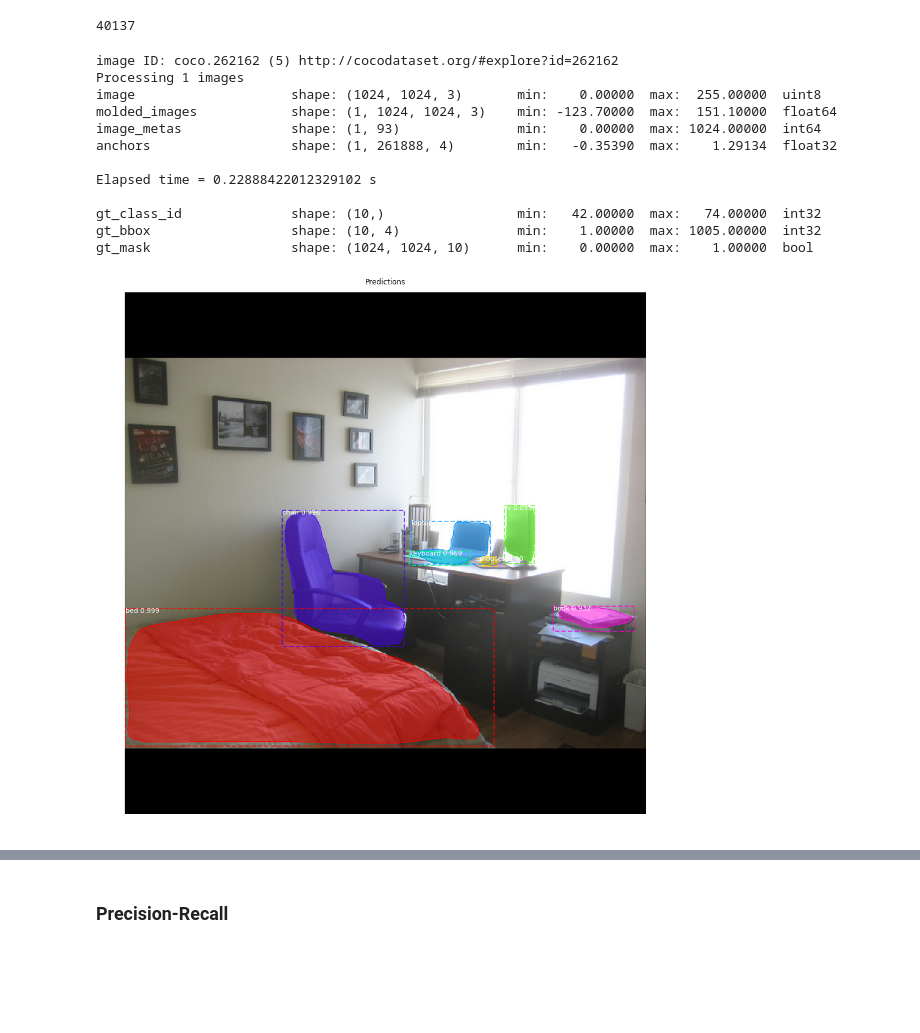
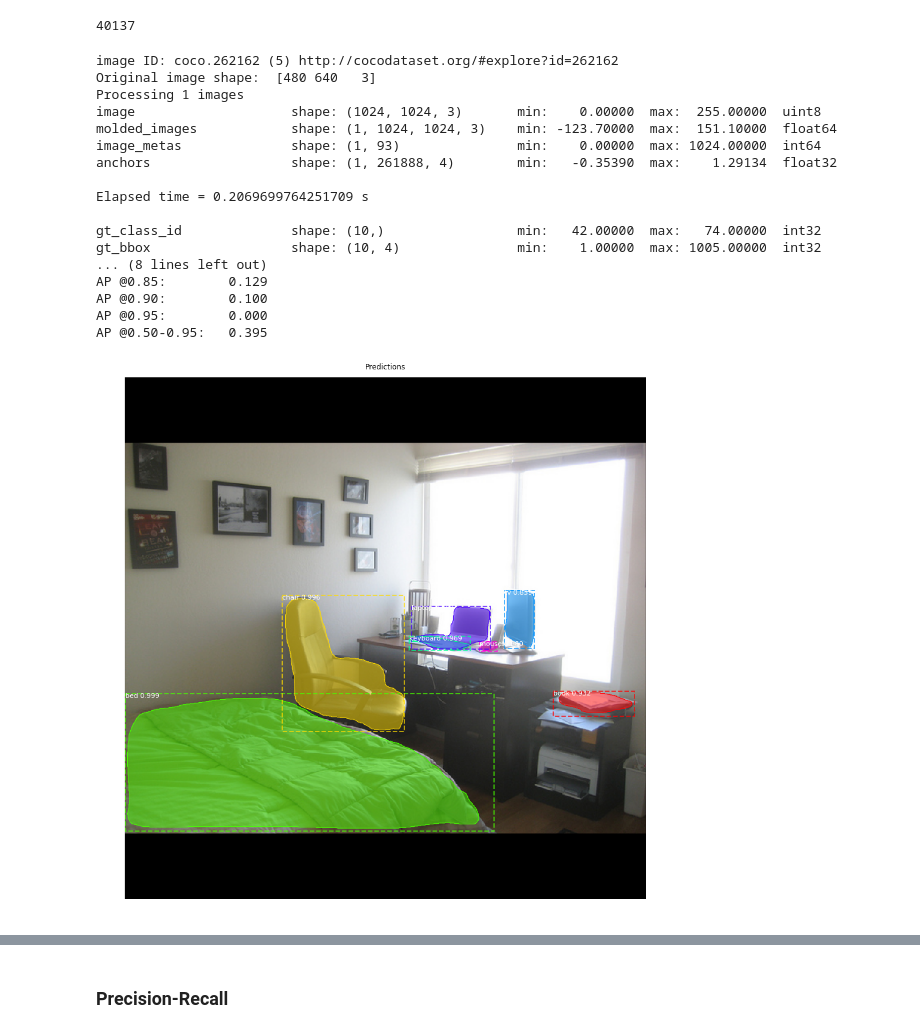
Before and after one commit to randomForester/HPB, a Jupyter notebook: TF_HPBrain/Temp/processing_maskrcnn.ipynb, the cells around one changed output, grey strips where cells are left out. Drawn from its saved outputs; the diff is of its cells as text; code cells hidden in the pictures; blank space fills up the shorter version.

```diff
--- a/TF_HPBrain/Temp/processing_maskrcnn.ipynb
+++ b/TF_HPBrain/Temp/processing_maskrcnn.ipynb
@@ -304,36 +306,60 @@ image, image_meta, gt_class_id, gt_bbox, gt_mask =\
 info = dataset.image_info[image_id]
 print("image ID: {}.{} ({}) {}".format(info["source"], info["id"], image_id,
                                        dataset.image_reference(image_id)))
+#
+print("Original image shape: ", modellib.parse_image_meta(image_meta[np.newaxis,...])["original_image_shape"][0])
+#
 # Run object detection
 #
 stime = time.time()
 start = timer()
 #
 results = model.detect([image], verbose=1)
+
+#results = model.detect_molded(np.expand_dims(image, 0), np.expand_dims(image_meta, 0), verbose=1)
 #
 #print('FPS {:.1f}'.format(1 / (time.time() - stime)))  # Frame per seconds
 print('\nElapsed time = ' + str(timer() - start) + ' s\n')
 #
 # Display results
 ax = get_ax(1)
 r = results[0]
 visualize.display_instances(image, r['rois'], r['masks'], r['class_ids'],
                             dataset.class_names, r['scores'], ax=ax,
                             title="Predictions")
 log("gt_class_id", gt_class_id)
 log("gt_bbox", gt_bbox)
 log("gt_mask", gt_mask)
+
+
+# Compute AP over range 0.5 to 0.95 and print it
+utils.compute_ap_range(gt_bbox, gt_class_id, gt_mask,
+                       r['rois'], r['class_ids'], r['scores'], r['masks'],
+                       verbose=1)
+
+visualize.display_differences(
+    image,
+    gt_bbox, gt_class_id, gt_mask,
+    r['rois'], r['class_ids'], r['scores'], r['masks'],
+    dataset.class_names, ax=get_ax(),
+    show_box=False, show_mask=False,
+    iou_threshold=0.5, score_threshold=0.5)
 # %% [output]
 image ID: coco.262162 (5) http://cocodataset.org/#explore?id=262162
+Original image shape:  [480 640   3]
 Processing 1 images
 image                    shape: (1024, 1024, 3)       min:    0.00000  max:  255.00000  uint8
 molded_images            shape: (1, 1024, 1024, 3)    min: -123.70000  max:  151.10000  float64
 image_metas              shape: (1, 93)               min:    0.00000  max: 1024.00000  int64
 anchors                  shape: (1, 261888, 4)        min:   -0.35390  max:    1.29134  float32
 
-Elapsed time = 0.22888422012329102 s
+Elapsed time = 0.2069699764251709 s
 
 gt_class_id              shape: (10,)                 min:   42.00000  max:   74.00000  int32
 gt_bbox                  shape: (10, 4)               min:    1.00000  max: 1005.00000  int32
-gt_mask                  shape: (1024, 1024, 10)      min:    0.00000  max:    1.00000  bool
+... (8 lines left out)
+AP @0.85:        0.129
+AP @0.90:        0.100
+AP @0.95:        0.000
+AP @0.50-0.95:   0.395
-[figure, old version]
+[figure, new version]
```
Also changed, not shown: parts of 6 cells of this notebook.
